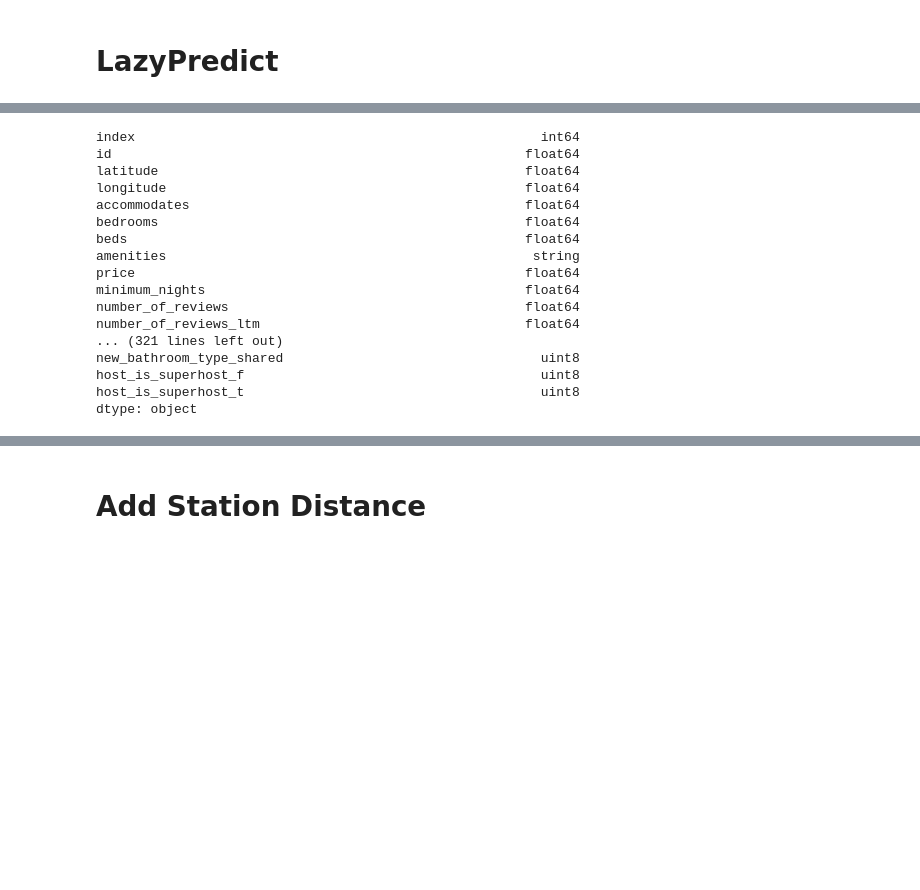
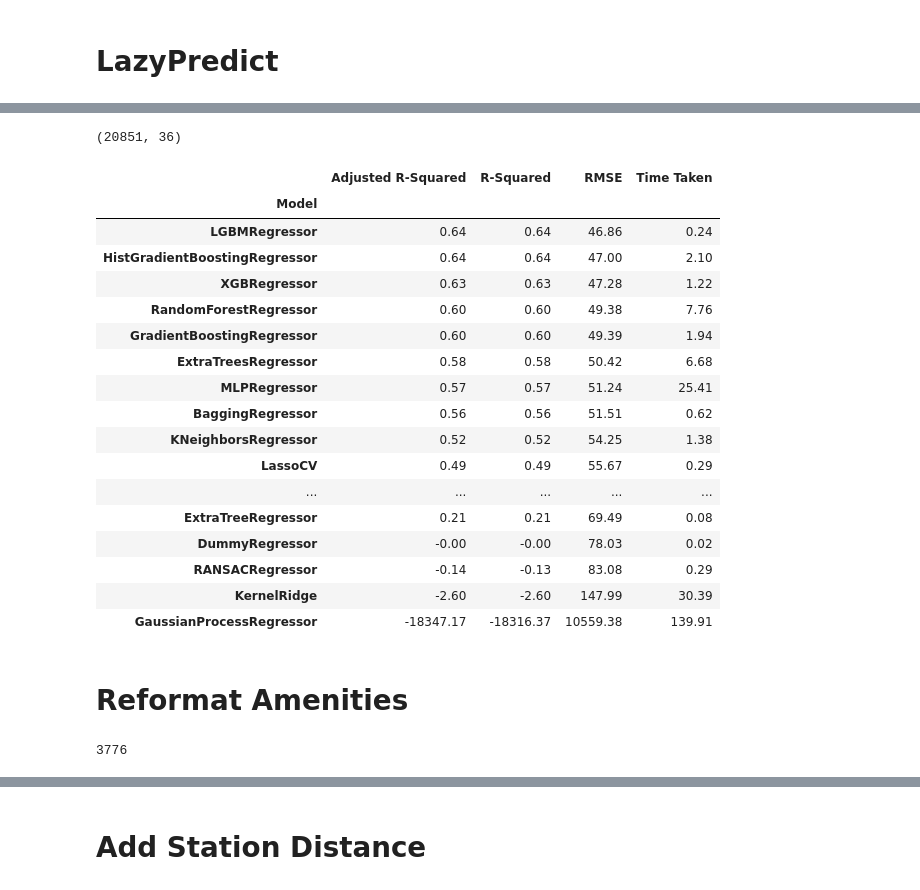
Before and after one commit to vicotriangle/victoria_data606, a Jupyter notebook: eda_current.ipynb, the cells around one changed output, grey strips where cells are left out. Cells and saved outputs as stored; diff of their text form; code cells hidden in the pictures; blank space fills up the shorter version.

```diff
--- a/eda_current.ipynb
+++ b/eda_current.ipynb
@@ -862,20 +503,42 @@ RMSE: 53.366260674641715
-# %%
-model_linrohe.dtypes
-# %% [output]
-index                                                    int64
-id                                                     float64
-latitude                                               float64
-longitude                                              float64
-accommodates                                           float64
-bedrooms                                               float64
-beds                                                   float64
-amenities                                               string
-price                                                  float64
-minimum_nights                                         float64
-number_of_reviews                                      float64
-number_of_reviews_ltm                                  float64
-... (321 lines left out)
-new_bathroom_type_shared                                 uint8
-host_is_superhost_f                                      uint8
-host_is_superhost_t                                      uint8
-dtype: object
+# %%
+dfTest = abnb.copy()
+# %%
+dfTest.shape
+# %% [output]
+(20851, 36)
+# %%
+Supervised.removed_regressors.append("QuantileRegressor")
+Supervised.REGRESSORS.remove(('QuantileRegressor', sklearn.linear_model._quantile.QuantileRegressor))
+LazyRegressor = Supervised.LazyRegressor
+# %%
+X = dfTest.drop(['index', 'amenities','id', 'latitude','longitude', 'review_scores_accuracy','review_scores_value','review_scores_checkin','review_scores_communication',
+               'review_scores_cleanliness', 'new_bathroom_type', 'availability_60', 'availability_90','availability_365', 'reviews_per_month', 'beds',
+               'neighbourhood_group_cleansed_Brooklyn','price','minimum_nights','number_of_reviews_l30d', 'host_is_superhost', 'number_of_reviews','review_scores_communication'],axis=1)
+y=dfTest['price']
+
+X_train, X_test, y_train, y_test = train_test_split(X, y, test_size=0.4, random_state=90)
+
+reg = LazyRegressor(verbose=0, ignore_warnings=False, custom_metric=None)
+models, predictions = reg.fit(X_train, X_test, y_train, y_test)
+models
+# %% [output]
+|  | Adjusted R-Squared | R-Squared | RMSE | Time Taken |
+| Model |  |  |  |  |
+| LGBMRegressor | 0.64 | 0.64 | 46.86 | 0.24 |
+| HistGradientBoostingRegressor | 0.64 | 0.64 | 47.00 | 2.10 |
+| XGBRegressor | 0.63 | 0.63 | 47.28 | 1.22 |
+| RandomForestRegressor | 0.60 | 0.60 | 49.38 | 7.76 |
+| GradientBoostingRegressor | 0.60 | 0.60 | 49.39 | 1.94 |
+| ExtraTreesRegressor | 0.58 | 0.58 | 50.42 | 6.68 |
+| MLPRegressor | 0.57 | 0.57 | 51.24 | 25.41 |
+| BaggingRegressor | 0.56 | 0.56 | 51.51 | 0.62 |
+| KNeighborsRegressor | 0.52 | 0.52 | 54.25 | 1.38 |
+| LassoCV | 0.49 | 0.49 | 55.67 | 0.29 |
+| ... | ... | ... | ... | ... |
+| ExtraTreeRegressor | 0.21 | 0.21 | 69.49 | 0.08 |
+| DummyRegressor | -0.00 | -0.00 | 78.03 | 0.02 |
+| RANSACRegressor | -0.14 | -0.13 | 83.08 | 0.29 |
+| KernelRidge | -2.60 | -2.60 | 147.99 | 30.39 |
+| GaussianProcessRegressor | -18347.17 | -18316.37 | 10559.38 | 139.91 |
+# %% [markdown]
+# Reformat Amenities
@@ -881,0 +549,12 @@ dtype: object
+# %%
+abnb_amen = abnbv2.copy()
+abnb_amen['amenities'] = abnb_amen['amenities'].apply(literal_eval) #convert string type to list type for amenity column
+abnb_amen = abnb_amen['amenities'].explode() #for each unique value, explode to separate line
+abnb_amen = abnb_amen.to_frame()
+
+import sys
+np.set_printoptions(threshold=sys.maxsize)
+
+print(len(abnb_amen.amenities.unique()))
+# %% [output]
+3776
```
Also changed, not shown: parts of 106 cells of this notebook.
